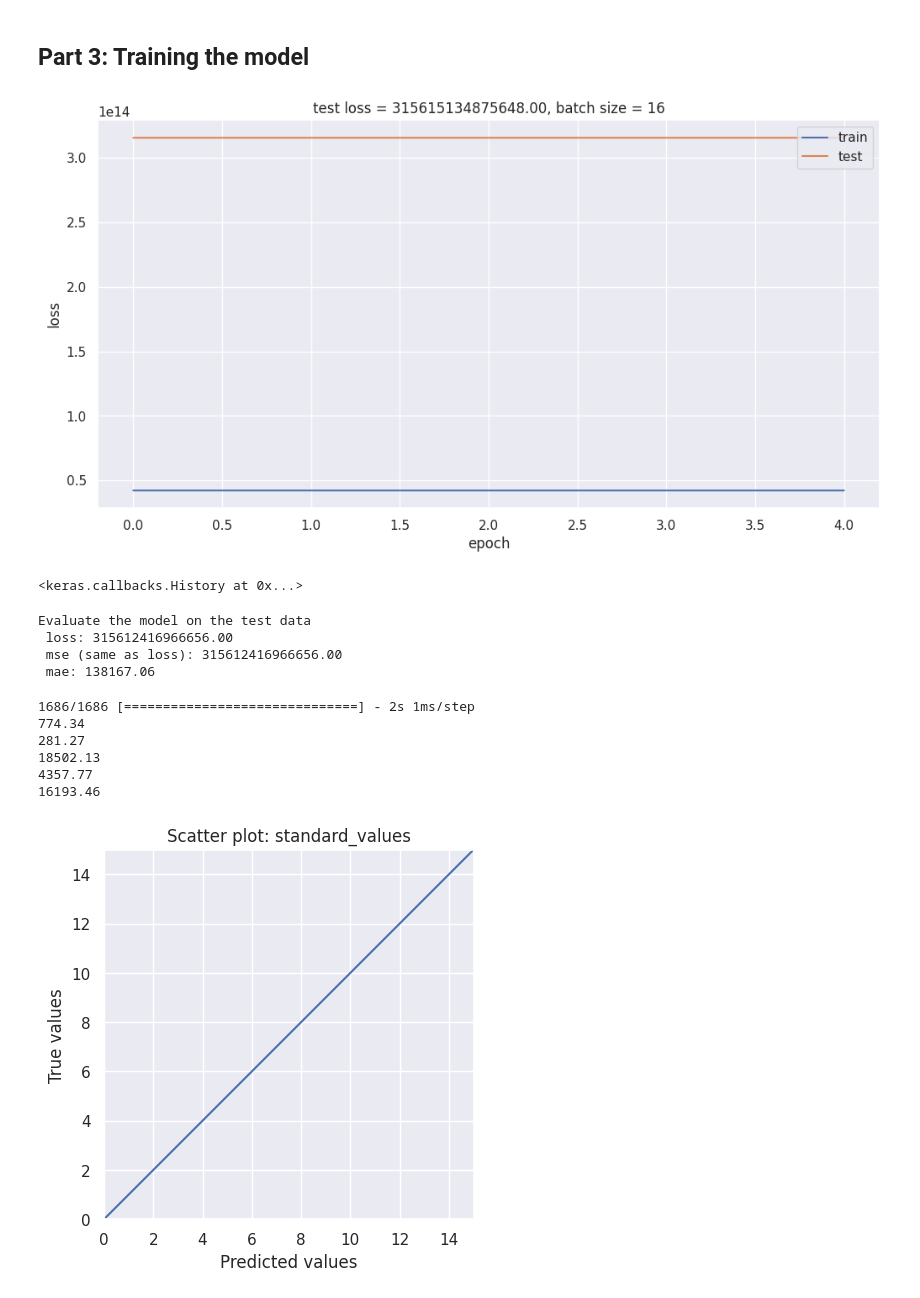
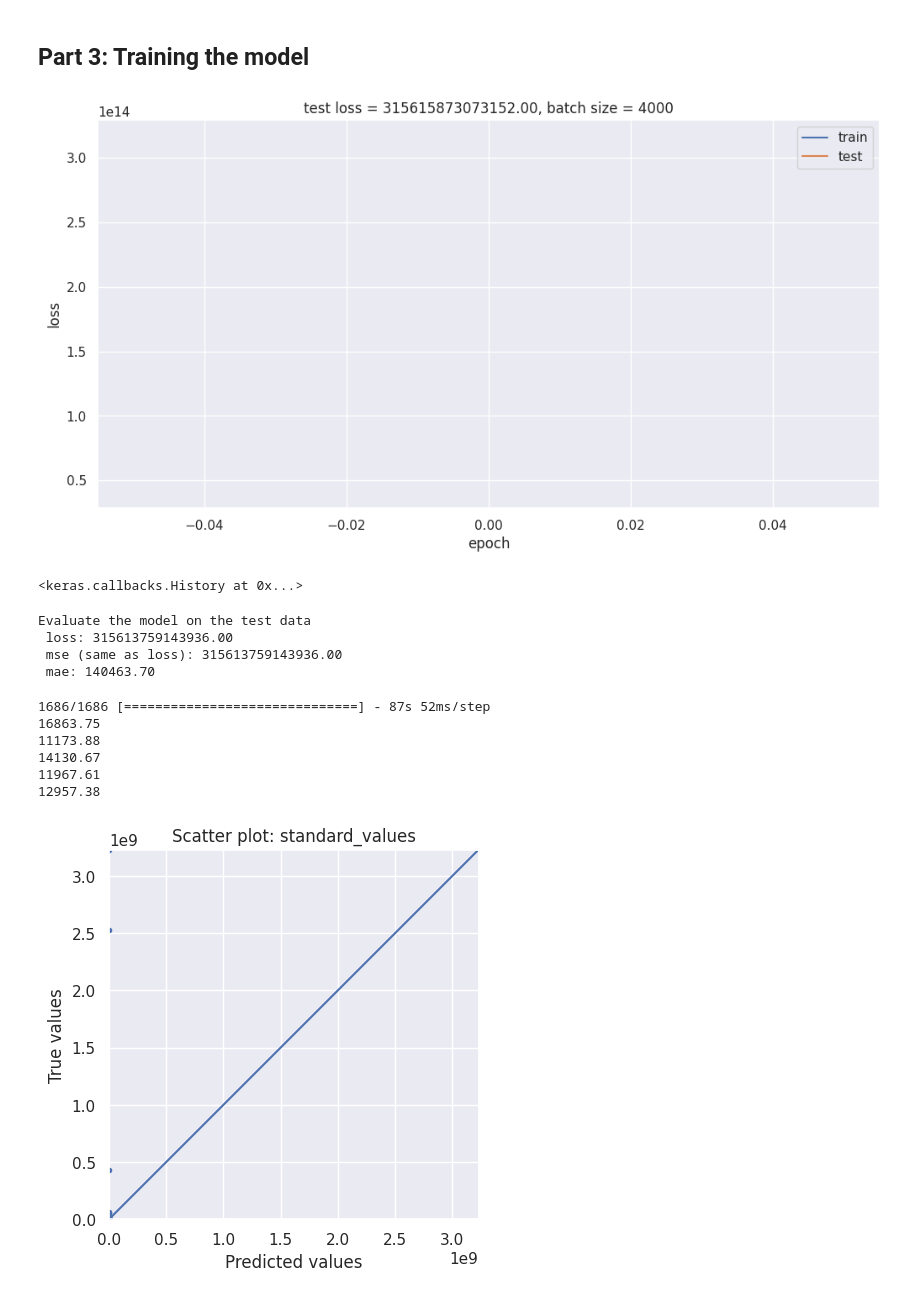
Before and after one commit to Sean-Reinhardt/Reinhardt-Sean, a Jupyter notebook: Mid_term_project1.ipynb, the cells around one changed output. Drawn from its saved outputs; the diff is of its cells as text; code cells hidden in the pictures.

```diff
--- a/Mid_term_project1.ipynb
+++ b/Mid_term_project1.ipynb
@@ -193,3 +183,9 @@ layer2_size = 32
+# %%
+# Neural network parameters
+batch_sizes = [4000] # they had a batch size that was 0.4% of the total data points, hence the 720
+nb_epoch = 1
+layer1_size = 8000
+layer2_size = 4000
 # %% [markdown]
 ## Part 3: Training the **model**
 # %%
@@ -220,7 +216,7 @@ for index, batch in enumerate(batch_sizes):
     )
 plt.show()
 # %% [output]
-[figure, old version]
+[figure, new version]
 # %%
 # Save the trained model
 filepath = DATA / "best_weights.hdf5"
@@ -239,7 +235,7 @@ model.fit(
     np.array(list((x_train))).astype(float),
     y_train.values,
     epochs=nb_epoch,
-    batch_size=16,
+    batch_size=4000,
     callbacks=callbacks_list,
     verbose=0,
 )
@@ -254,9 +250,9 @@ print(f" mse (same as loss): {scores[1]:.2f}")
 print(f" mae: {scores[2]:.2f}")
 # %% [output]
 Evaluate the model on the test data
- loss: 315612416966656.00
- mse (same as loss): 315612416966656.00
- mae: 138167.06
+ loss: 315613759143936.00
+ mse (same as loss): 315613759143936.00
+ mae: 140463.70
 # %%
 # Predict pIC50 values on x_test data
 y_pred = model.predict(np.array(list((x_test))))
@@ -264,25 +260,25 @@ y_pred = model.predict(np.array(list((x_test))))
 # Print 5 first pIC50 predicted values
 first_5_prediction = [print(f"{value[0]:.2f}") for value in y_pred[0:5]]
 # %% [output]
-1686/1686 [==============================] - 2s 1ms/step
-774.34
-281.27
-18502.13
-4357.77
-16193.46
+1686/1686 [==============================] - 87s 52ms/step
+16863.75
+11173.88
+14130.67
+11967.61
+12957.38
 # %%
 # Scatter plot
-limits = 0, 15
+limits = 0, 3230000000
 fig, ax = plt.subplots()
 ax.scatter(y_pred, y_test, marker=".")
 lin = np.linspace(*limits, 100)
 ax.plot(lin, lin)
 ax.set_aspect("equal", adjustable="box")
 ax.set_xlabel("Predicted values")
 ax.set_ylabel("True values")
 ax.set_title("Scatter plot: standard_values")
 ax.set_xlim(limits)
 ax.set_ylim(limits)
 plt.show()
 # %% [output]
-[figure, old version]
+[figure, new version]
```
Also changed, not shown: parts of 2 cells of this notebook.
